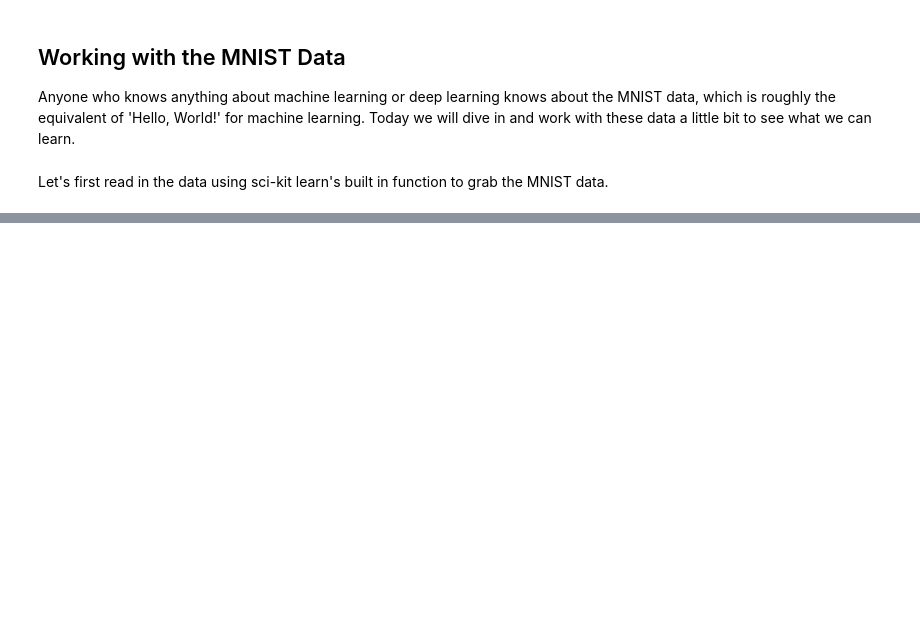
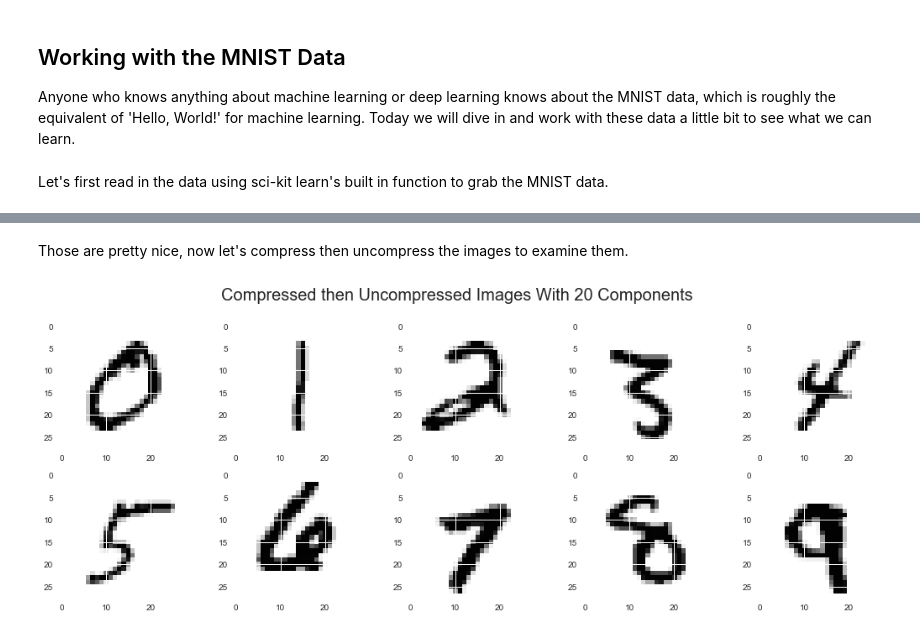
Before and after one commit to tseastmond/byu_econ_applied_machine_learning, a Jupyter notebook: homeworks/Homework_5.ipynb, the cells around one changed output, grey strips where cells are left out. Drawn from its saved outputs; the diff is of its cells as text; code cells hidden in the pictures; blank space fills up the shorter version.

```diff
--- a/homeworks/Homework_5.ipynb
+++ b/homeworks/Homework_5.ipynb
@@ -46,0 +95,23 @@ It looks like the elbow is around 18, so we will use 18 components for our PCA.
+# %% [markdown]
+Those are pretty nice, now let's compress then uncompress the images to examine them.
+# %%
+# Let's use 20 components, as specified above.
+pca = PCA(n_components=20)
+hold = pix
+
+# Transform each image then restore it.
+for x in range(len(pix)):
+    pix[x] = pca.fit_transform(pix[x])
+    pix[x] = pca.inverse_transform(pix[x])
+
+# Initialize the figure.
+fig, axes = plt.subplots(2, 5, figsize=(18,6))
+
+# Title the figure.
+fig.suptitle('Compressed then Uncompressed Images With 20 Components', fontsize=20)
+
+# Set each of the images.
+for x, ax in enumerate(axes.flatten()):
+    ax.imshow(pix[x], cmap='Greys')
+# %% [output]
+[figure, added]
```
Also changed, not shown: parts of 35 cells of this notebook.
